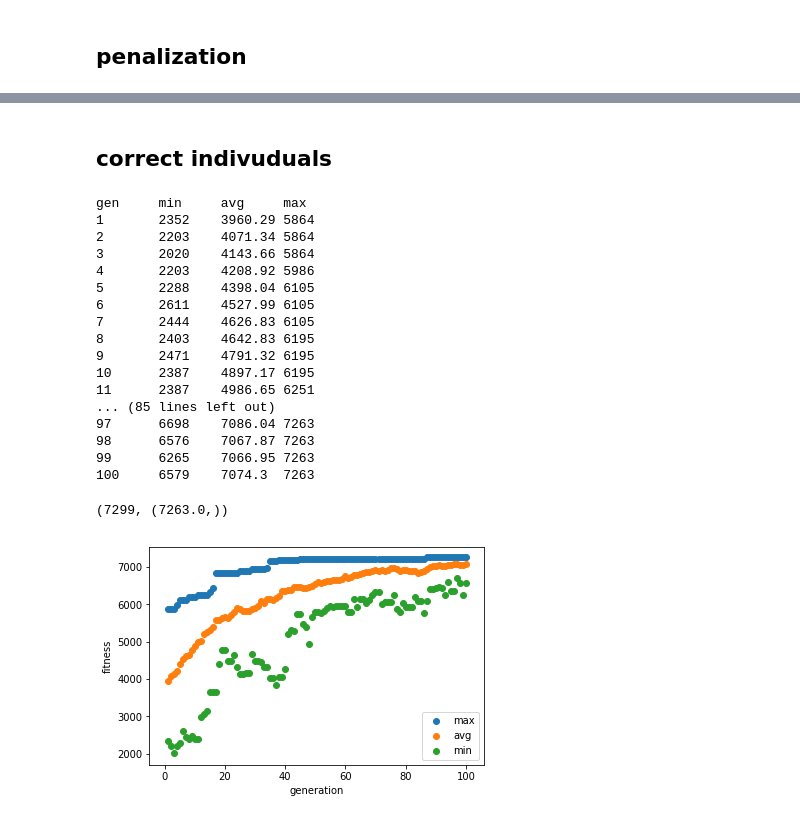
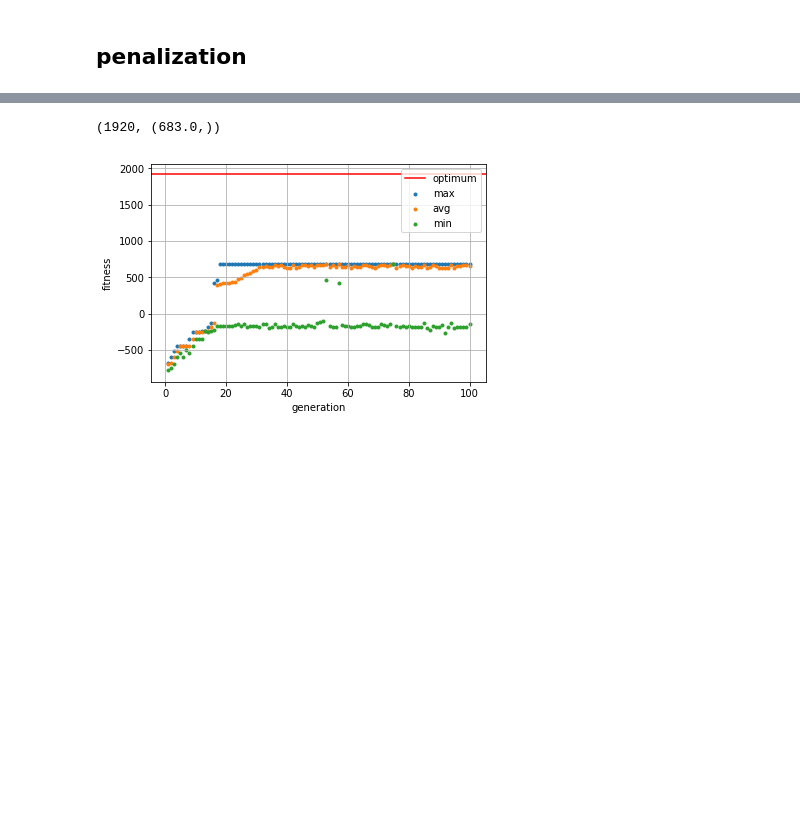
Before and after one commit to podondra/genetic-algorithm, a Jupyter notebook: knapsack.ipynb, the cells around one changed output, grey strips where cells are left out. Drawn from its saved outputs; the diff is of its cells as text; code cells hidden in the pictures; blank space fills up the shorter version.

```diff
--- a/knapsack.ipynb
+++ b/knapsack.ipynb
@@ -78,15 +107,2 @@ toolbox.register('select', tools.selRoulette)
-# %%
-def plot_ga_progress(logbook):
-    gs = logbook.select('gen')
-    mins = logbook.select('min')
-    avgs = logbook.select('avg')
-    maxs = logbook.select('max')
-
-    pyplot.scatter(gs, maxs, label='max')
-    pyplot.scatter(gs, avgs, label='avg')
-    pyplot.scatter(gs, mins, label='min')
-    pyplot.xlabel('generation')
-    pyplot.ylabel('fitness')
-    pyplot.legend()
 # %% [markdown]
 ## penalization
@@ -130,39 +109,27 @@ gen     min     avg     max
-# %% [markdown]
-## correct indivuduals
-# %%
-toolbox.register('evaluate', ga.evaluate_correction, weights=weights, values=values, m=m)
-
-N_POP = 100
-N_GEN = 100
-CXPB = 0.6
-MUTPB = 0.01
-
-population = toolbox.population(n=N_POP)
-population, logbook, halloffame = ga.genetic_algorithm(
-    population, toolbox, ngen=N_GEN, cxpb=CXPB, mutpb=MUTPB, elitism=1
-)
-
-plot_ga_progress(logbook)
-
-best = halloffame.items[0]
-solution['solution_value'], halloffame[0].fitness.values
-# %% [output]
-gen     min     avg     max
-1       2352    3960.29 5864
-2       2203    4071.34 5864
-3       2020    4143.66 5864
-4       2203    4208.92 5986
-5       2288    4398.04 6105
-6       2611    4527.99 6105
-7       2444    4626.83 6105
-8       2403    4642.83 6195
-9       2471    4791.32 6195
-10      2387    4897.17 6195
-11      2387    4986.65 6251
-... (85 lines left out)
-97      6698    7086.04 7263
-98      6576    7067.87 7263
-99      6265    7066.95 7263
-100     6579    7074.3  7263
-(7299, (7263.0,))
-[figure, removed]
+# %%
+N_POP = 100
+N_GEN = 100
+CXPB = 0.6
+INDPB = 0.001
+
+toolbox = base.Toolbox()
+toolbox.register('attr_item', random.randint, 0, 1)
+toolbox.register('individual', tools.initRepeat, creator.Individual, toolbox.attr_item, instance.name[0])
+toolbox.register('population', tools.initRepeat, list, toolbox.individual)
+toolbox.register('mate', tools.cxTwoPoint)
+toolbox.register('mutate', tools.mutFlipBit, indpb=INDPB)
+toolbox.register('select', tools.selRoulette)
+toolbox.register('evaluate', ga.evaluate_penalization, weights=instance['weights'],
+                 values=instance['values'], m=instance['m'])
+
+
+population = toolbox.population(n=N_POP)
+population, logbook, halloffame = ga.genetic_algorithm(
+    population, toolbox, ngen=N_GEN, cxpb=CXPB, mutpb=1, elitism=1
+)
+
+plot_ga_progress(logbook, instance['value'])
+instance['value'], halloffame[0].fitness.values
+# %% [output]
+(1920, (683.0,))
+[figure, added]
```
Also changed, not shown: parts of 10 cells of this notebook.
